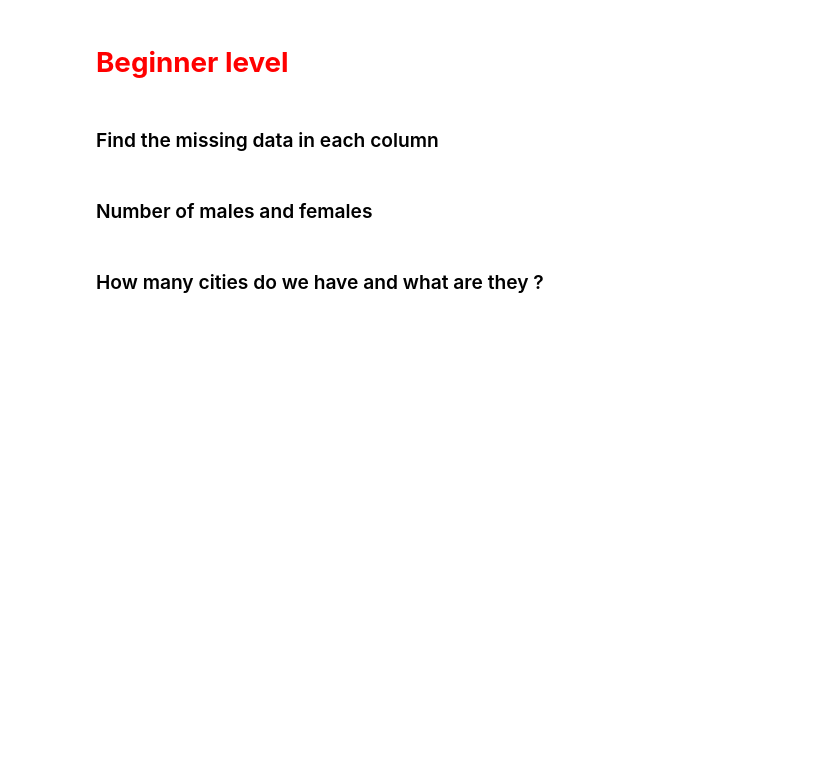
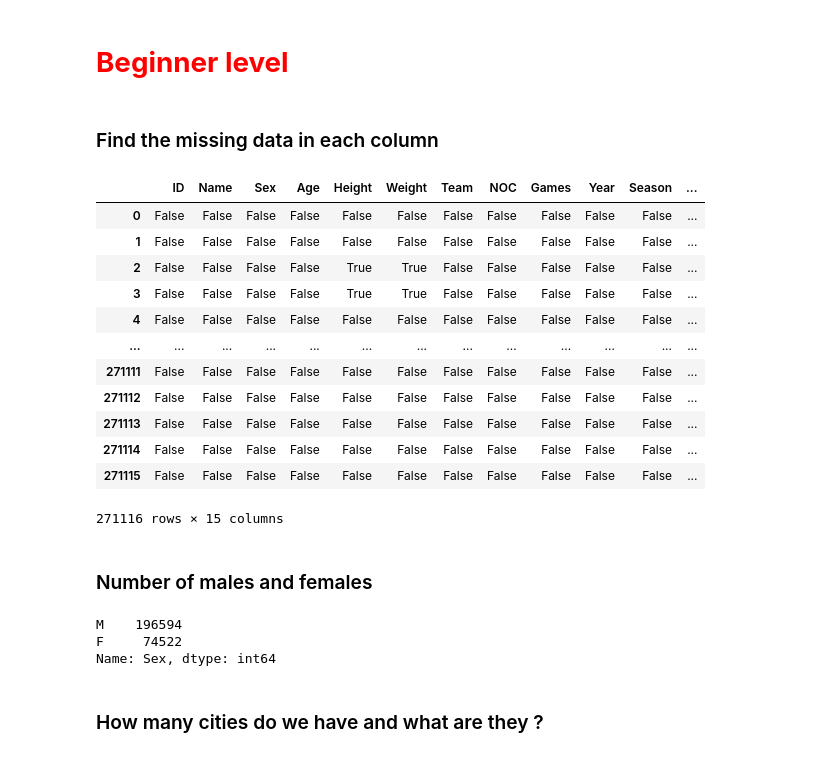
Before and after one commit to esraa-abdelmaksoud/Shai-Training-Notebooks, a Jupyter notebook: Olympic.ipynb, the cells around one changed output. Drawn from its saved outputs; the diff is of its cells as text; code cells hidden in the pictures; blank space fills up the shorter version.

```diff
--- a/Olympic.ipynb
+++ b/Olympic.ipynb
@@ -12,7 +40,29 @@
 # <font color='red'>**Beginner level**</font>
 # %% [markdown]
 ### Find the missing data in each column
+# %%
+df.isna()
+# %% [output]
+|  | ID | Name | Sex | Age | Height | Weight | Team | NOC | Games | Year | Season | ... |
+| 0 | False | False | False | False | False | False | False | False | False | False | False | ... |
+| 1 | False | False | False | False | False | False | False | False | False | False | False | ... |
+| 2 | False | False | False | False | True | True | False | False | False | False | False | ... |
+| 3 | False | False | False | False | True | True | False | False | False | False | False | ... |
+| 4 | False | False | False | False | False | False | False | False | False | False | False | ... |
+| ... | ... | ... | ... | ... | ... | ... | ... | ... | ... | ... | ... | ... |
+| 271111 | False | False | False | False | False | False | False | False | False | False | False | ... |
+| 271112 | False | False | False | False | False | False | False | False | False | False | False | ... |
+| 271113 | False | False | False | False | False | False | False | False | False | False | False | ... |
+| 271114 | False | False | False | False | False | False | False | False | False | False | False | ... |
+| 271115 | False | False | False | False | False | False | False | False | False | False | False | ... |
+271116 rows × 15 columns
 # %% [markdown]
 ### Number of males and females
+# %%
+df["Sex"].value_counts()
+# %% [output]
+M    196594
+F     74522
+Name: Sex, dtype: int64
 # %% [markdown]
 ### How many cities do we have and what are they ?
```
Also changed, not shown: parts of 7 cells of this notebook.
